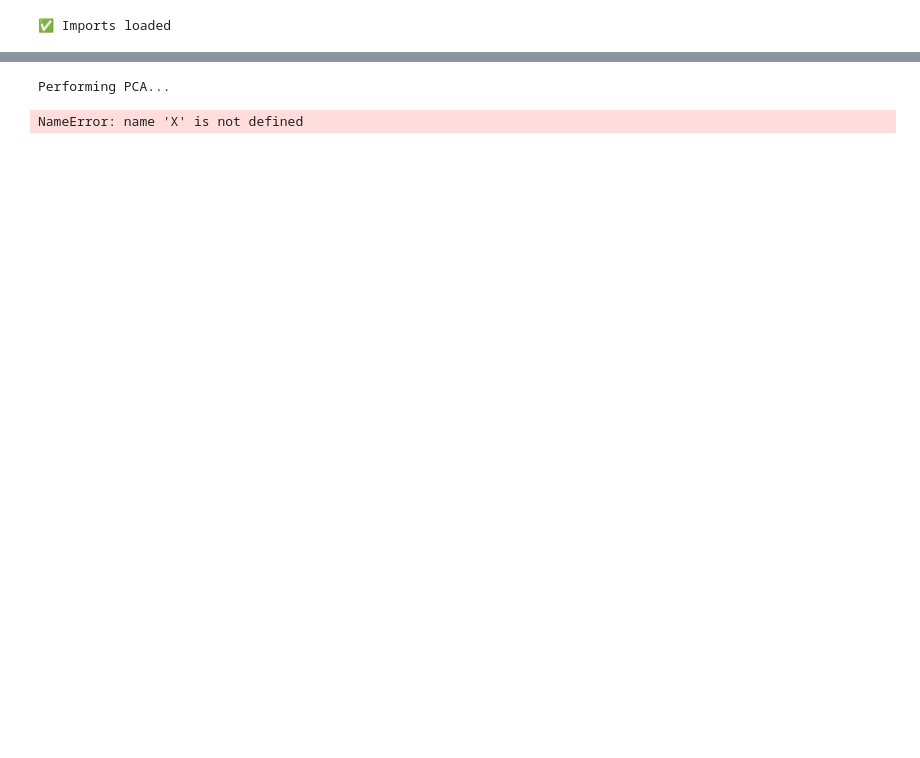
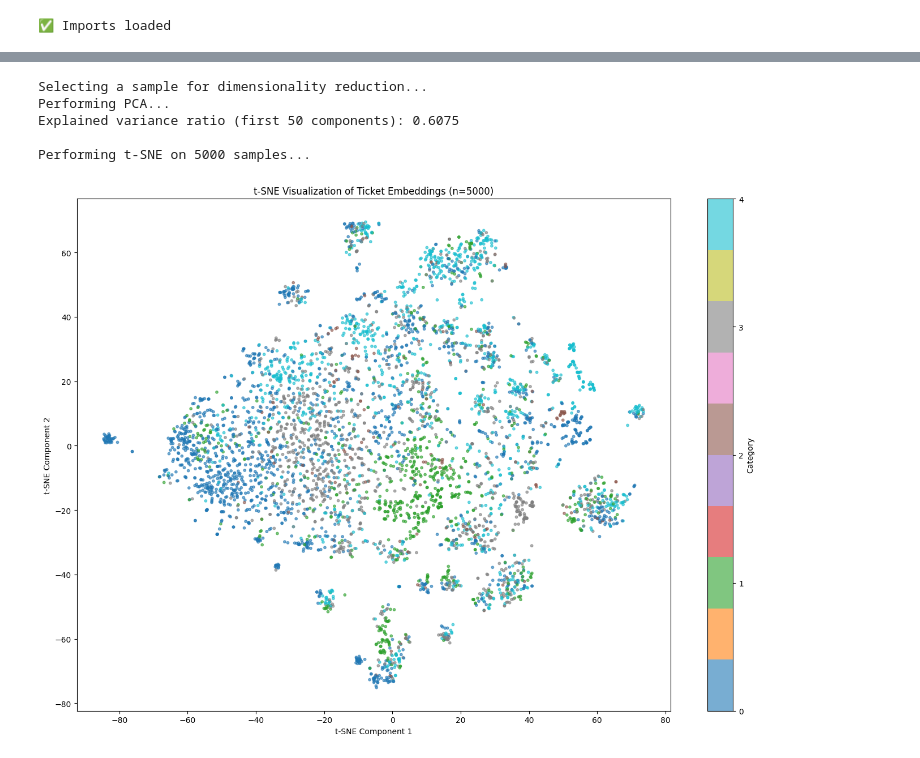
Before and after one commit to Hashem-Rashed/Intelligent-Support-Ticket-Classification-with-RAG, a Jupyter notebook: notebooks/ticket_embeddings_experiment.ipynb.ipynb, the cells around one changed output, grey strips where cells are left out. Saved outputs shown, nothing was run; the diff lists cells and outputs as text; code cells hidden in the pictures; blank space fills up the shorter version.

```diff
--- a/notebooks/ticket_embeddings_experiment.ipynb.ipynb
+++ b/notebooks/ticket_embeddings_experiment.ipynb.ipynb
@@ -121,28 +134,14 @@ Min value: -0.1624
 Max value: 0.1615
 Mean value: 0.0003
 # %%
-# Cell 4 - Load Full Embeddings Dataset
-import numpy as np
-import pandas as pd
-from sklearn.preprocessing import LabelEncoder
-from sklearn.model_selection import train_test_split
+# Load Full Embeddings Dataset
 import gc
 
-# Paths
-EMBEDDINGS_PATH = "../data/embeddings/ticket_embeddings.npy"
-METADATA_PATH = "../data/embeddings/ticket_metadata.csv"
-
-# Load metadata
-metadata = pd.read_csv(METADATA_PATH)
 print(f"Metadata shape: {metadata.shape}")
-
-# Load embeddings as memory-mapped
-embeddings_mmap = np.load(EMBEDDINGS_PATH, mmap_mode='r')
-embeddings = embeddings_mmap
-print(f"Embeddings shape: {embeddings_mmap.shape}")
+print(f"Embeddings shape: {embeddings.shape}")
 
 # Use all available data
-actual_size = embeddings_mmap.shape[0]
+actual_size = embeddings.shape[0]
 print(f"\nUsing all {actual_size:,} embeddings")
 
 # Trim metadata to match
@@ -150,16 +149,16 @@ if len(metadata) > actual_size:
     metadata = metadata.iloc[:actual_size]
     print(f"✅ Trimmed metadata to {actual_size:,} rows")
 
-# Use the full dataset via memmap and avoid forcing a giant RAM copy.
+# Use the full dataset via memmap
 USE_FULL_DATA = True
 
 if USE_FULL_DATA:
     print("\nUsing the full memory-mapped dataset.")
-    X_large = embeddings_mmap
+    X_large = embeddings
     y_large = metadata['Issue_Category'].values
     print(f"✅ X_large is a memmap with shape: {X_large.shape}")
 
-    # Create train/test split indices from the full label array instead of slicing the memmap
+    # Create train/test split indices
     all_indices = np.arange(actual_size)
     train_indices, test_indices = train_test_split(
         all_indices,
@@ -169,7 +168,7 @@ if USE_FULL_DATA:
     )
     print(f"✅ Train indices: {len(train_indices):,}, Test indices: {len(test_indices):,}")
 else:
-    SAMPLE_SIZE = 200000
+    SAMPLE_SIZE = 98110
     print(f"\nLoading a stratified sample of {SAMPLE_SIZE:,} embeddings into RAM...")
     _, sample_indices = train_test_split(
         range(actual_size),
@@ -177,7 +176,7 @@ else:
         stratify=metadata['Issue_Category'],
         random_state=42
     )
-    X_large = np.array([embeddings_mmap[i] for i in sample_indices], dtype=np.float32)
+    X_large = np.array([embeddings[i] for i in sample_indices], dtype=np.float32)
     y_large = metadata.iloc[sample_indices]['Issue_Category'].values
     print(f"✅ X_large shape: {X_large.shape}")
     print(f"✅ Memory usage: {X_large.nbytes / (1024**3):.2f} GB")
@@ -200,7 +199,7 @@ for i, class_name in enumerate(class_names):
     count = sum(y_large_encoded == i)
     print(f"  {class_name}: {count:,} ({count/len(y_large_encoded)*100:.1f}%)")
 
-# Split for training (80/20) using index arrays to avoid loading huge arrays
+# Split for training (80/20)
 if USE_FULL_DATA:
     X_train_indices = train_indices
     X_test_indices = test_indices
@@ -222,6 +221,6 @@ else:
 
 # Free some memory
 if not USE_FULL_DATA:
-    del embeddings_mmap
+    del embeddings
 gc.collect()
 # %% [output]
@@ -386,33 +376,38 @@ Classification Report:
 # %%
 # Dimensionality Reduction for Visualization
 print("Selecting a sample for dimensionality reduction...")
-sample_size = min(10000, len(X_large))
+sample_size = min(5000, len(X_large))
 sample_indices = np.random.choice(len(X_large), sample_size, replace=False)
 X_vis = X_large[sample_indices]
 y_sample = y_large_encoded[sample_indices]
 
 print("Performing PCA...")
 pca = PCA(n_components=50)
 X_pca = pca.fit_transform(X_vis)
 print(f"Explained variance ratio (first 50 components): {pca.explained_variance_ratio_.sum():.4f}")
 
 print(f"\nPerforming t-SNE on {sample_size} samples...")
-tsne = TSNE(n_components=2, random_state=42, perplexity=30)
+# Fixed: use max_iter instead of n_iter
+tsne = TSNE(n_components=2, random_state=42, perplexity=30, max_iter=1000)
 X_tsne = tsne.fit_transform(X_pca)
 
 # Plot t-SNE
 plt.figure(figsize=(14, 10))
 scatter = plt.scatter(X_tsne[:, 0], X_tsne[:, 1],
                       c=y_sample, cmap='tab10', alpha=0.6, s=10)
 plt.colorbar(scatter, ticks=range(len(class_names)), label='Category')
 plt.title(f't-SNE Visualization of Ticket Embeddings (n={sample_size})')
 plt.xlabel('t-SNE Component 1')
 plt.ylabel('t-SNE Component 2')
 plt.tight_layout()
 plt.show()
 # %% [output]
+Selecting a sample for dimensionality reduction...
 Performing PCA...
+Explained variance ratio (first 50 components): 0.6075
+
+Performing t-SNE on 5000 samples...
-NameError: name 'X' is not defined
+[figure, added]
 # %%
 # Similar Ticket Search (RAG-style)
 def find_similar_tickets(ticket_idx, embeddings, metadata, top_k=5):
```
Also changed, not shown: parts of 16 cells of this notebook, 7 other files.
